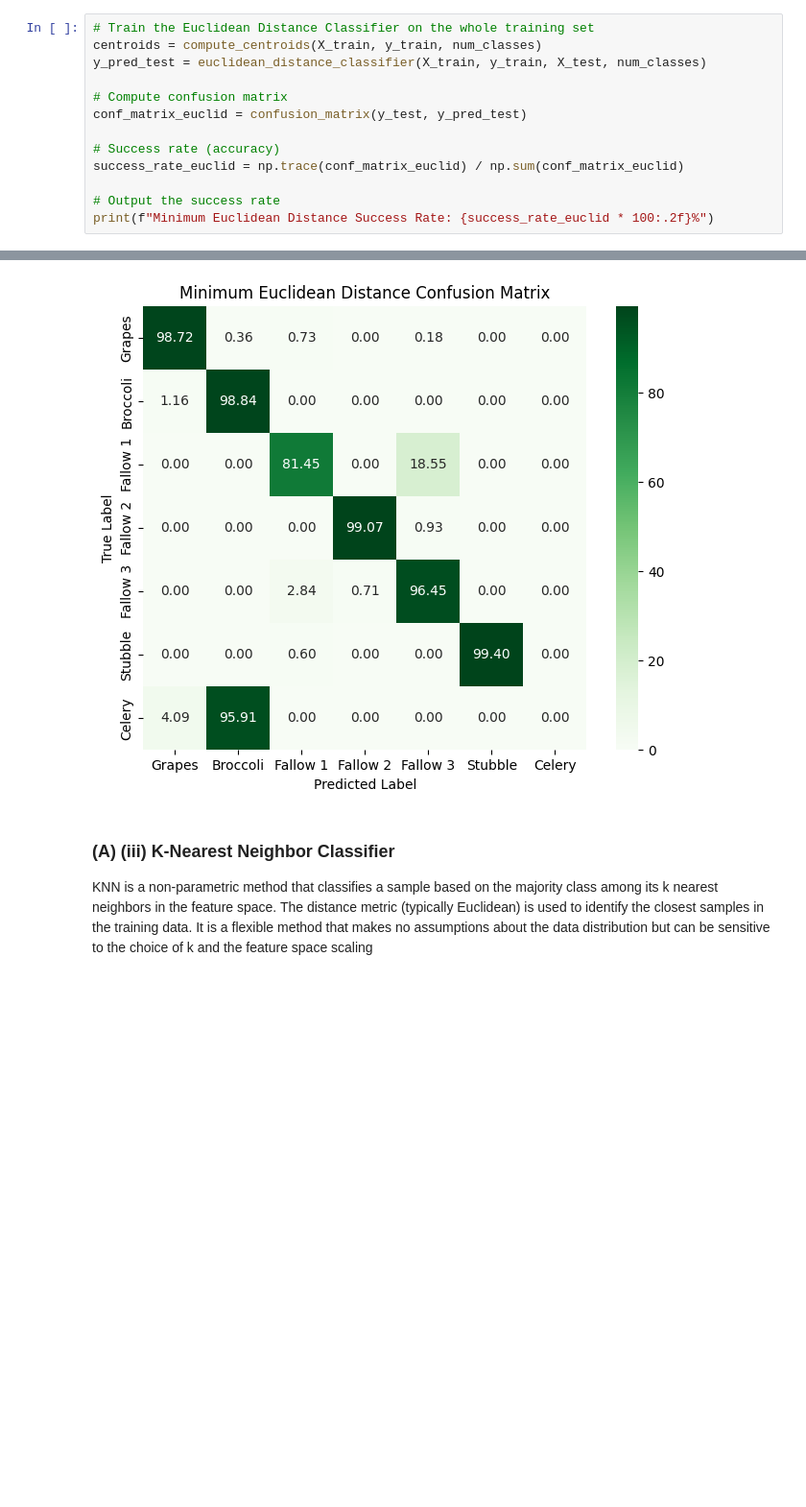
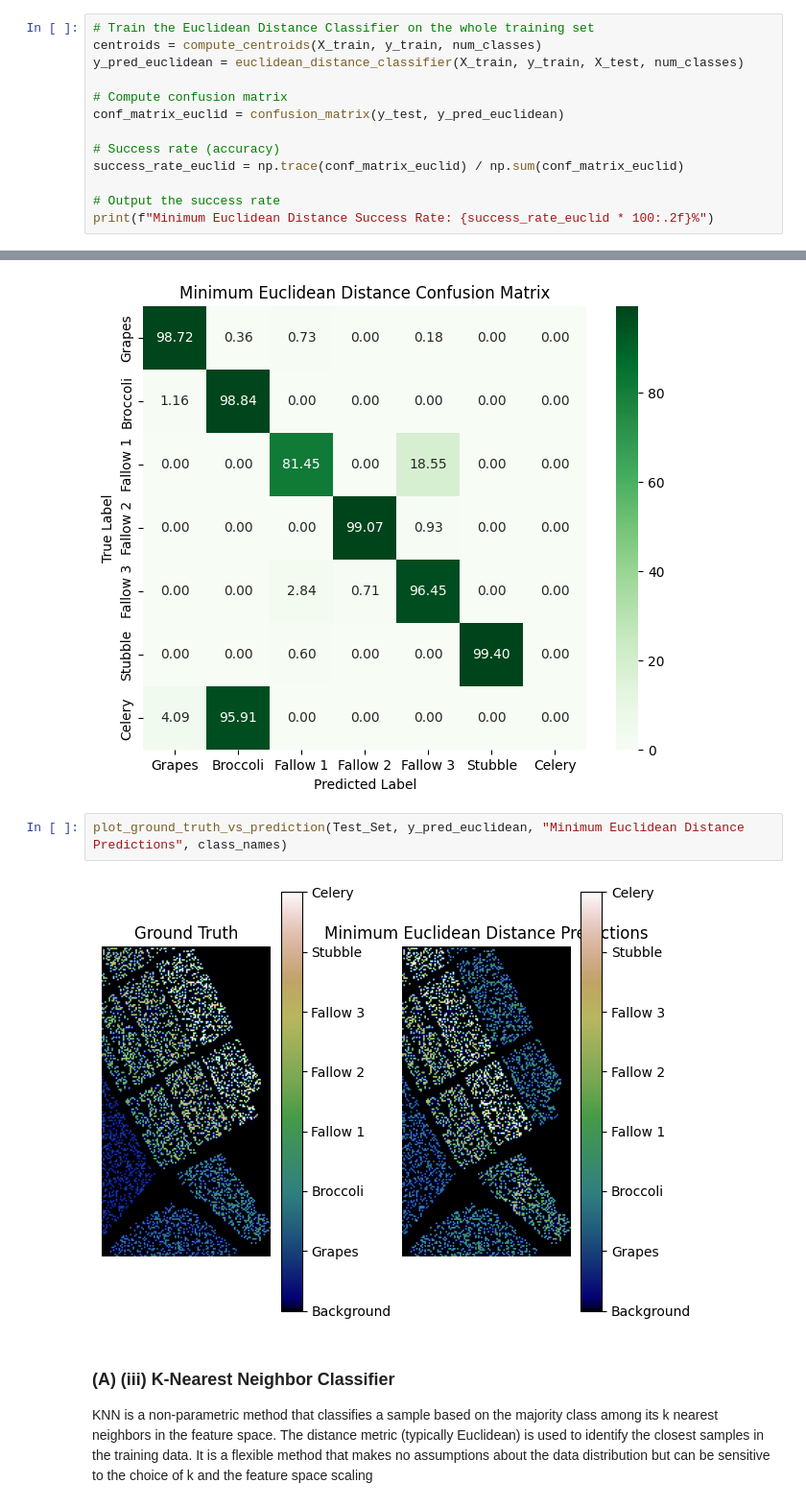
Before and after one commit to steliosg23/Machine-Learning-Project-2024-25, a Jupyter notebook: Part 2 Classification.ipynb, the cells around one changed output, grey strips where cells are left out. Shown at 96% size. Drawn from its saved outputs; the diff is of its cells as text; blank space fills up the shorter version.

```diff
--- a/Part 2 Classification.ipynb
+++ b/Part 2 Classification.ipynb
@@ -242,10 +280,10 @@ Minimum Euclidean Distance CV Standard Deviation: 0.174
 # %%
 # Train the Euclidean Distance Classifier on the whole training set
 centroids = compute_centroids(X_train, y_train, num_classes)
-y_pred_test = euclidean_distance_classifier(X_train, y_train, X_test, num_classes)
+y_pred_euclidean = euclidean_distance_classifier(X_train, y_train, X_test, num_classes)
 
 # Compute confusion matrix
-conf_matrix_euclid = confusion_matrix(y_test, y_pred_test)
+conf_matrix_euclid = confusion_matrix(y_test, y_pred_euclidean)
 
 # Success rate (accuracy)
 success_rate_euclid = np.trace(conf_matrix_euclid) / np.sum(conf_matrix_euclid)
@@ -261,6 +299,10 @@ Minimum Euclidean Distance Success Rate: 75.99%
 plot_confusion_matrix(conf_matrix_euclid,class_names, title="Minimum Euclidean Distance Confusion Matrix")
 # %% [output]
 [figure]
+# %%
+plot_ground_truth_vs_prediction(Test_Set, y_pred_euclidean, "Minimum Euclidean Distance Predictions", class_names)
+# %% [output]
+[figure, added]
 # %% [markdown]
 ### (A) (iii) K-Nearest Neighbor Classifier
 KNN is a non-parametric method that classifies a sample based on the majority class among its k nearest neighbors in the feature space. The distance metric (typically Euclidean) is used to identify the closest samples in the training data. It is a flexible method that makes no assumptions about the data distribution but can be sensitive to the choice of k and the feature space scaling
```
Also changed, not shown: parts of 8 cells of this notebook.
